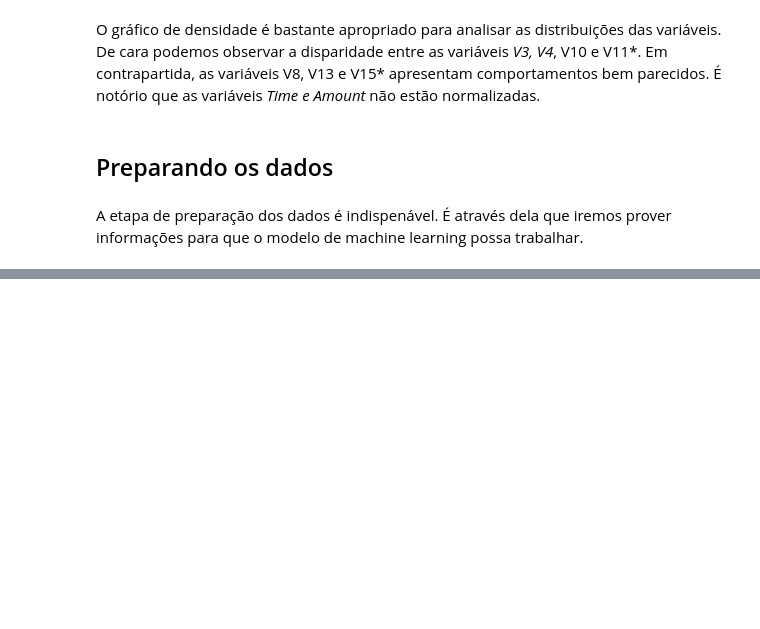
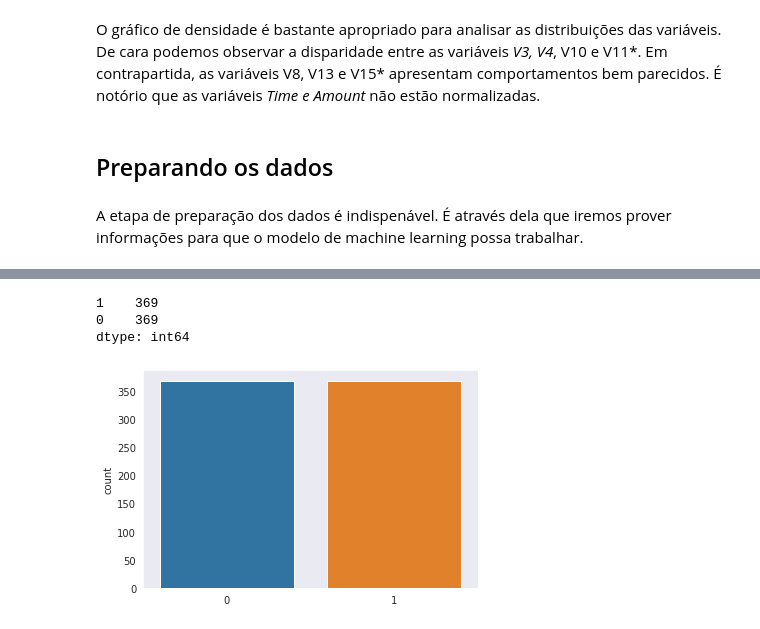
Before and after one commit to Pedro-Henrique8899-eng/Data_Science_Pedro_Enginer, a Jupyter notebook: inicio_file_cartao.ipynb, the cells around one changed output, grey strips where cells are left out. Drawn from its saved outputs; the diff is of its cells as text; code cells hidden in the pictures; blank space fills up the shorter version.

```diff
--- a/inicio_file_cartao.ipynb
+++ b/inicio_file_cartao.ipynb
@@ -242,0 +246,15 @@ X_train, X_test, y_train, y_test = train_test_split(X, y, stratify=y, shuffle=Tr
+# %%
+# utilizando o método under-sampling para balancear os dados
+rus = RandomUnderSampler()
+X_rus, y_rus = rus.fit_sample(X_train, y_train)
+
+# verificando o balanceamento das classes
+print(pd.Series(y_rus).value_counts())
+
+# nova distribuição das classes
+sns.countplot(y_rus);
+# %% [output]
+1    369
+0    369
+dtype: int64
+[figure, added]
```
Also changed, not shown: parts of 5 cells of this notebook.
